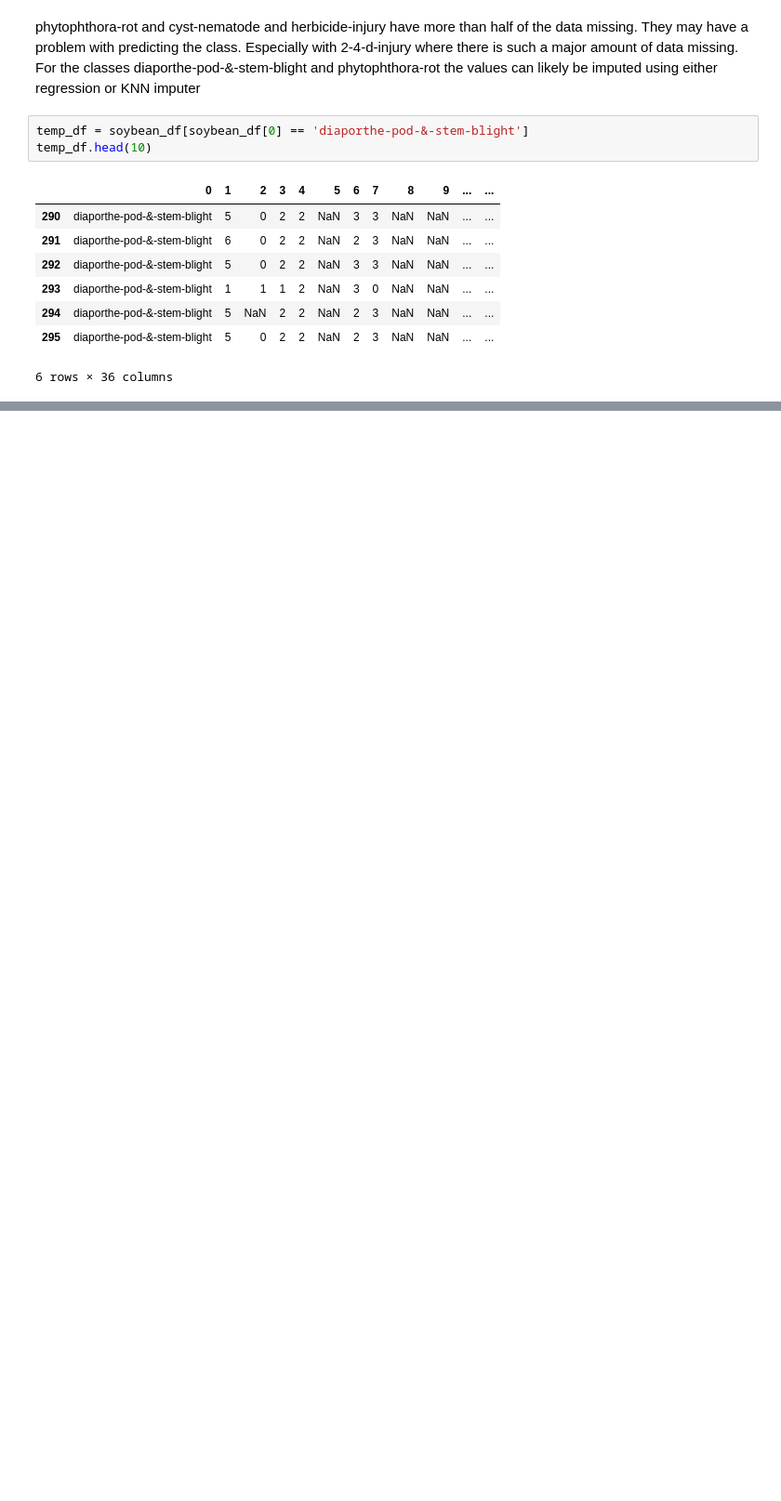
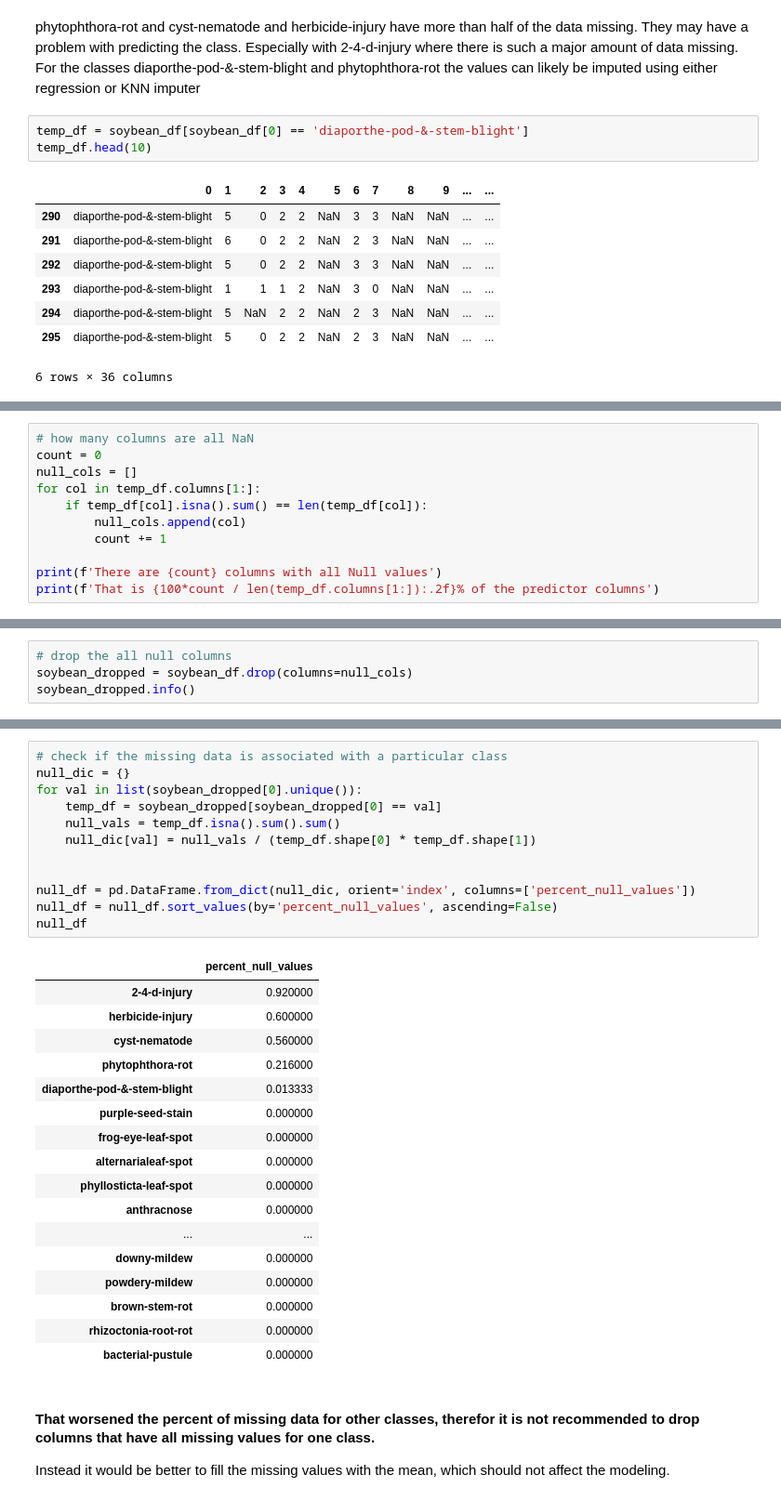
Before and after one commit to dagartga/Applied-Predictive-Modeling, a Jupyter notebook: notebooks/chapter_3.ipynb, the cells around one changed output, grey strips where cells are left out. Shown at 93% size. Drawn from its saved outputs; the diff is of its cells as text; blank space fills up the shorter version.

```diff
--- a/notebooks/chapter_3.ipynb
+++ b/notebooks/chapter_3.ipynb
@@ -273,0 +274,11 @@ temp_df.head(10)
+# %%
+# how many columns are all NaN
+count = 0
+null_cols = []
+for col in temp_df.columns[1:]:
+    if temp_df[col].isna().sum() == len(temp_df[col]):
+        null_cols.append(col)
+        count += 1
+
+print(f'There are {count} columns with all Null values')
+print(f'That is {100*count / len(temp_df.columns[1:]):.2f}% of the predictor columns')
@@ -273,0 +288,4 @@ temp_df.head(10)
+# %%
+# drop the all null columns
+soybean_dropped = soybean_df.drop(columns=null_cols)
+soybean_dropped.info()
@@ -273,0 +310,33 @@ temp_df.head(10)
+# %%
+# check if the missing data is associated with a particular class
+null_dic = {}
+for val in list(soybean_dropped[0].unique()):
+    temp_df = soybean_dropped[soybean_dropped[0] == val]
+    null_vals = temp_df.isna().sum().sum()
+    null_dic[val] = null_vals / (temp_df.shape[0] * temp_df.shape[1])
+
+
+null_df = pd.DataFrame.from_dict(null_dic, orient='index', columns=['percent_null_values'])
+null_df = null_df.sort_values(by='percent_null_values', ascending=False)
+null_df
+# %% [output]
+|  | percent_null_values |
+| 2-4-d-injury | 0.920000 |
+| herbicide-injury | 0.600000 |
+| cyst-nematode | 0.560000 |
+| phytophthora-rot | 0.216000 |
+| diaporthe-pod-&-stem-blight | 0.013333 |
+| purple-seed-stain | 0.000000 |
+| frog-eye-leaf-spot | 0.000000 |
+| alternarialeaf-spot | 0.000000 |
+| phyllosticta-leaf-spot | 0.000000 |
+| anthracnose | 0.000000 |
+| ... | ... |
+| downy-mildew | 0.000000 |
+| powdery-mildew | 0.000000 |
+| brown-stem-rot | 0.000000 |
+| rhizoctonia-root-rot | 0.000000 |
+| bacterial-pustule | 0.000000 |
+# %% [markdown]
+#### That worsened the percent of missing data for other classes, therefor it is not recommended to drop columns that have all missing values for one class.
+Instead it would be better to fill the missing values with the mean, which should not affect the modeling.
```
Also changed, not shown: parts of 9 cells of this notebook.
